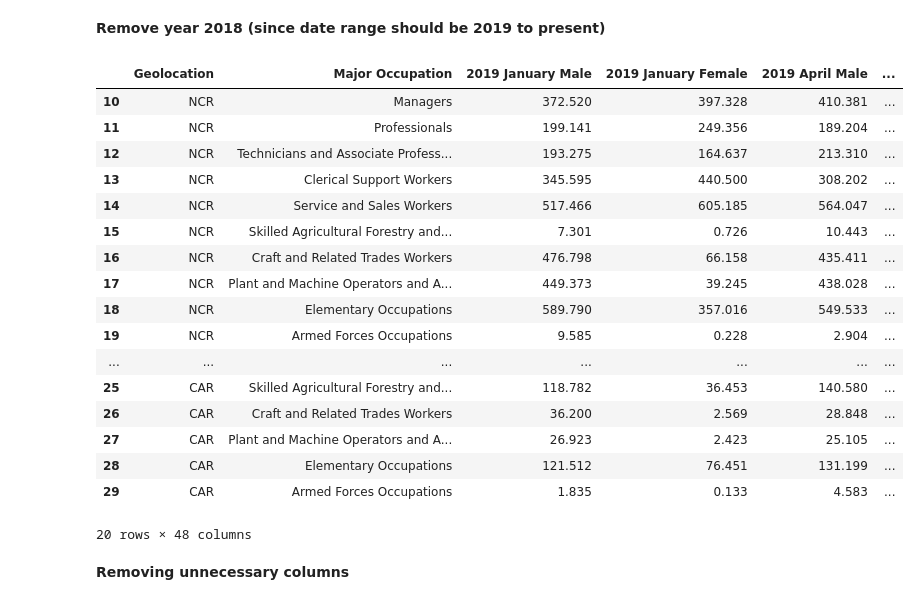
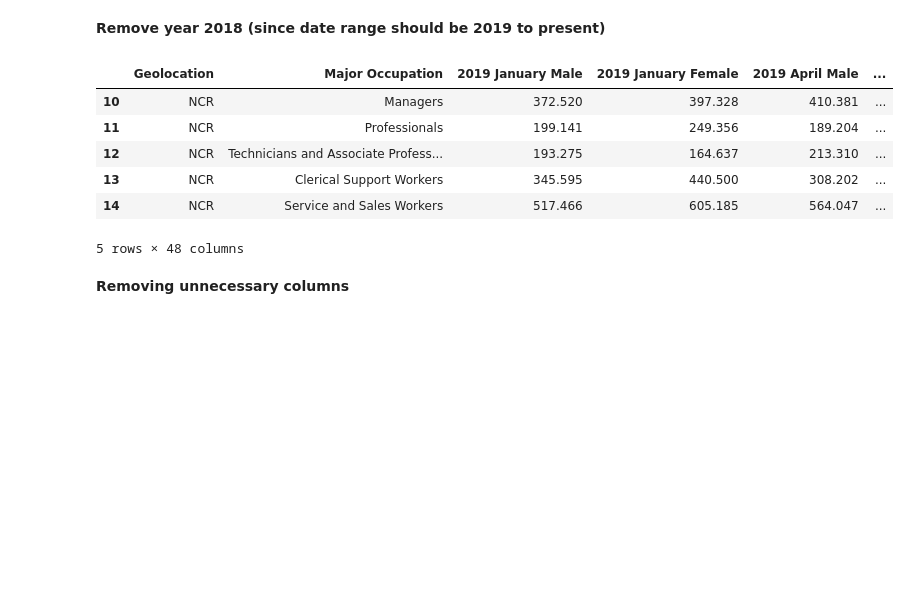
Before and after one commit to hotline8ling/Data-Mining-on-Employed-Persons-by-Major-Occupation-by-Region-by-Sex-in-the-Philippines, a Jupyter notebook: Test_Clean.ipynb, the cells around one changed output. Saved outputs shown, nothing was run; the diff lists cells and outputs as text; code cells hidden in the pictures; blank space fills up the shorter version.

```diff
--- a/Test_Clean.ipynb
+++ b/Test_Clean.ipynb
@@ -463,27 +471,16 @@ df_filtered.iloc[:, :15].head(20)
 # %%
 # Drops all columns in the year 2018 (out of data range scope)
 df_filtered = df_filtered.drop(columns=[col for col in df_filtered.columns if "2018" in col])
 
-df_filtered.head(20)
+df_filtered.head(5)
 # %% [output]
 |  | Geolocation | Major Occupation | 2019 January Male | 2019 January Female | 2019 April Male | ... |
 | 10 | NCR | Managers | 372.520 | 397.328 | 410.381 | ... |
 | 11 | NCR | Professionals | 199.141 | 249.356 | 189.204 | ... |
 | 12 | NCR | Technicians and Associate Profess... | 193.275 | 164.637 | 213.310 | ... |
 | 13 | NCR | Clerical Support Workers | 345.595 | 440.500 | 308.202 | ... |
 | 14 | NCR | Service and Sales Workers | 517.466 | 605.185 | 564.047 | ... |
-| 15 | NCR | Skilled Agricultural Forestry and... | 7.301 | 0.726 | 10.443 | ... |
-| 16 | NCR | Craft and Related Trades Workers | 476.798 | 66.158 | 435.411 | ... |
-| 17 | NCR | Plant and Machine Operators and A... | 449.373 | 39.245 | 438.028 | ... |
-| 18 | NCR | Elementary Occupations | 589.790 | 357.016 | 549.533 | ... |
-| 19 | NCR | Armed Forces Occupations | 9.585 | 0.228 | 2.904 | ... |
-| ... | ... | ... | ... | ... | ... | ... |
-| 25 | CAR | Skilled Agricultural Forestry and... | 118.782 | 36.453 | 140.580 | ... |
-| 26 | CAR | Craft and Related Trades Workers | 36.200 | 2.569 | 28.848 | ... |
-| 27 | CAR | Plant and Machine Operators and A... | 26.923 | 2.423 | 25.105 | ... |
-| 28 | CAR | Elementary Occupations | 121.512 | 76.451 | 131.199 | ... |
-| 29 | CAR | Armed Forces Occupations | 1.835 | 0.133 | 4.583 | ... |
-20 rows × 48 columns
+5 rows × 48 columns
 # %% [markdown]
 **Removing unnecessary columns**
 # %%
```
Also changed, not shown: parts of 35 cells of this notebook, 1 other file.
